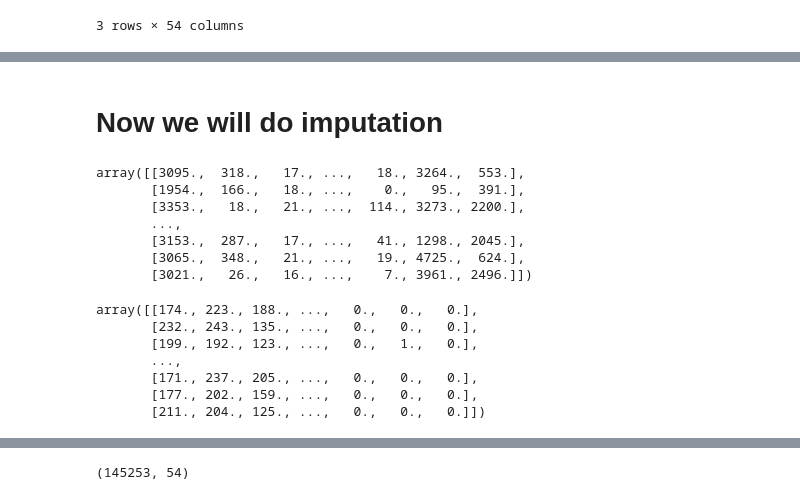
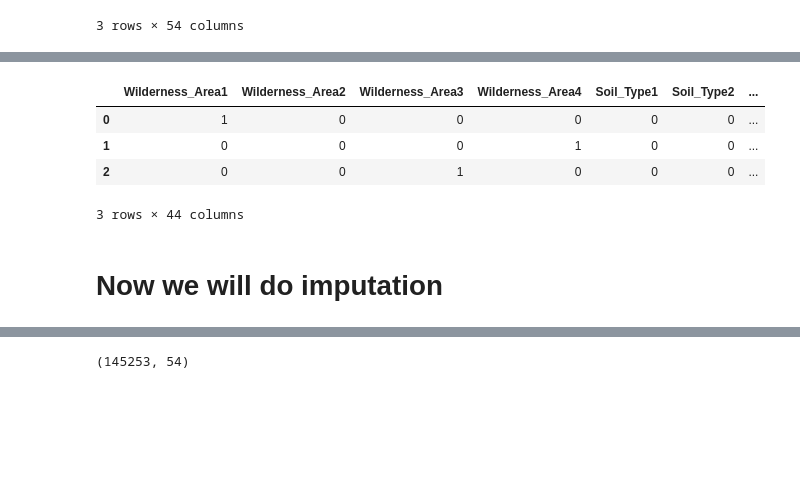
Before and after one commit to ckunalgit/Forest_Cover_Type_Prediction, a Jupyter notebook: notebooks/EDA.ipynb, the cells around one changed output, grey strips where cells are left out. Drawn from its saved outputs; the diff is of its cells as text; code cells hidden in the pictures; blank space fills up the shorter version.

```diff
--- a/notebooks/EDA.ipynb
+++ b/notebooks/EDA.ipynb
@@ -47,6 +49,6 @@ numerical_typ1 = pd.concat((x.iloc[:,:6],x.iloc[:,9]), axis = 1)
 # %%
 # Now we separate the remaining columns
-numerical_typ2 = pd.concat((x.iloc[:,6:9],x.iloc[:,10:]), axis = 1)
+categorical_cols =x.iloc[:,10:]
 # %%
 x.head(3)
 # %% [output]
@@ -66,3 +67,11 @@ numerical_typ2.shape
+# %%
+categorical_cols.head(3)
+# %% [output]
+|  | Wilderness_Area1 | Wilderness_Area2 | Wilderness_Area3 | Wilderness_Area4 | Soil_Type1 | Soil_Type2 | ... |
+| 0 | 1 | 0 | 0 | 0 | 0 | 0 | ... |
+| 1 | 0 | 0 | 0 | 1 | 0 | 0 | ... |
+| 2 | 0 | 0 | 1 | 0 | 0 | 0 | ... |
+3 rows × 44 columns
 # %% [markdown]
 # Now we will do imputation
 # %%
@@ -73,20 +81,0 @@ simple_imputer_for_typ1 = SimpleImputer()
-# %%
-simple_imputer_for_typ1.fit_transform(numerical_typ1)
-# %% [output]
-array([[3095.,  318.,   17., ...,   18., 3264.,  553.],
-       [1954.,  166.,   18., ...,    0.,   95.,  391.],
-       [3353.,   18.,   21., ...,  114., 3273., 2200.],
-       ...,
-       [3153.,  287.,   17., ...,   41., 1298., 2045.],
-       [3065.,  348.,   21., ...,   19., 4725.,  624.],
-       [3021.,   26.,   16., ...,    7., 3961., 2496.]])
-# %%
-simple_imputer.fit_transform(numerical_typ2)
-# %% [output]
-array([[174., 223., 188., ...,   0.,   0.,   0.],
-       [232., 243., 135., ...,   0.,   0.,   0.],
-       [199., 192., 123., ...,   0.,   1.,   0.],
-       ...,
-       [171., 237., 205., ...,   0.,   0.,   0.],
-       [177., 202., 159., ...,   0.,   0.,   0.],
-       [211., 204., 125., ...,   0.,   0.,   0.]])
```
Also changed, not shown: parts of 24 cells of this notebook, 20 other files.
